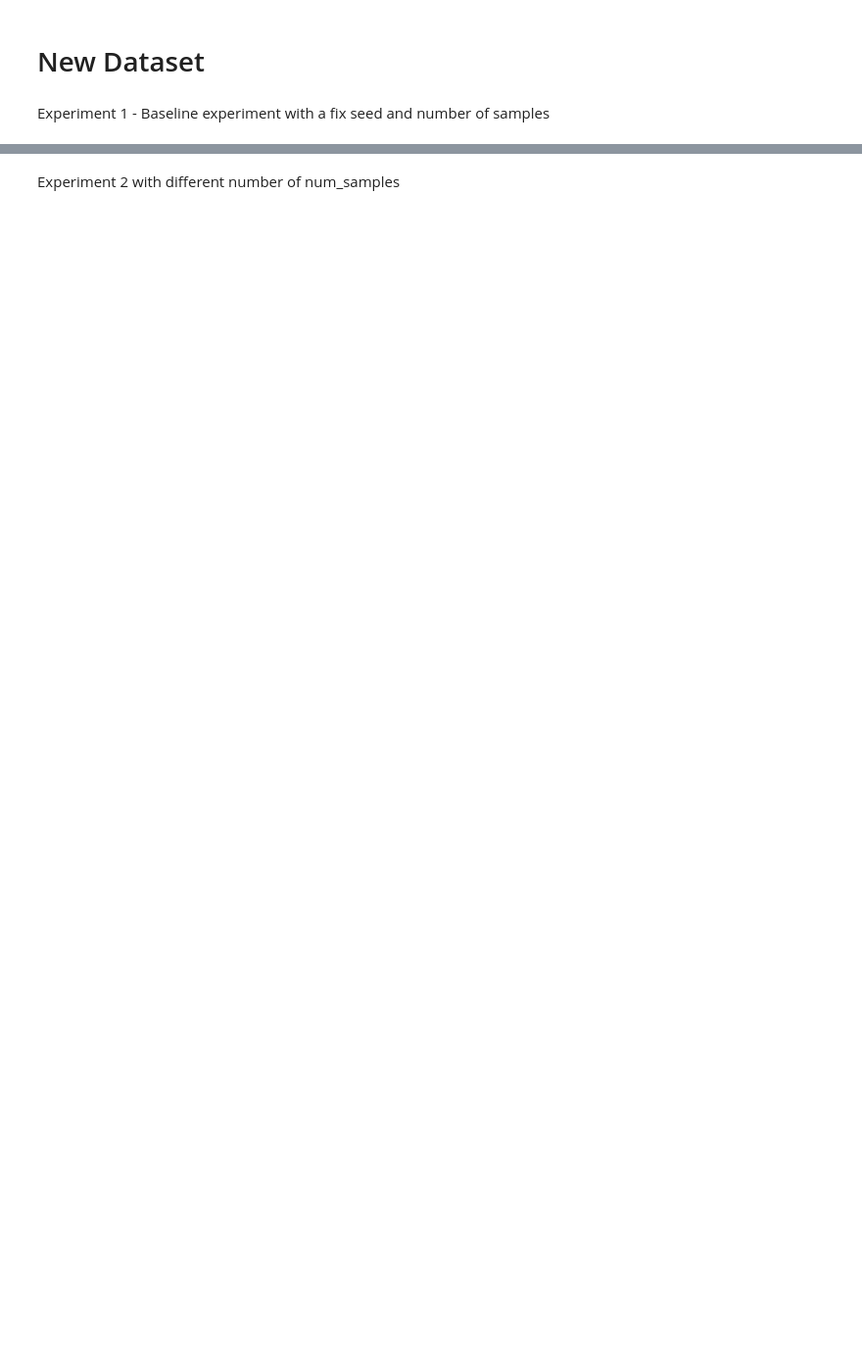
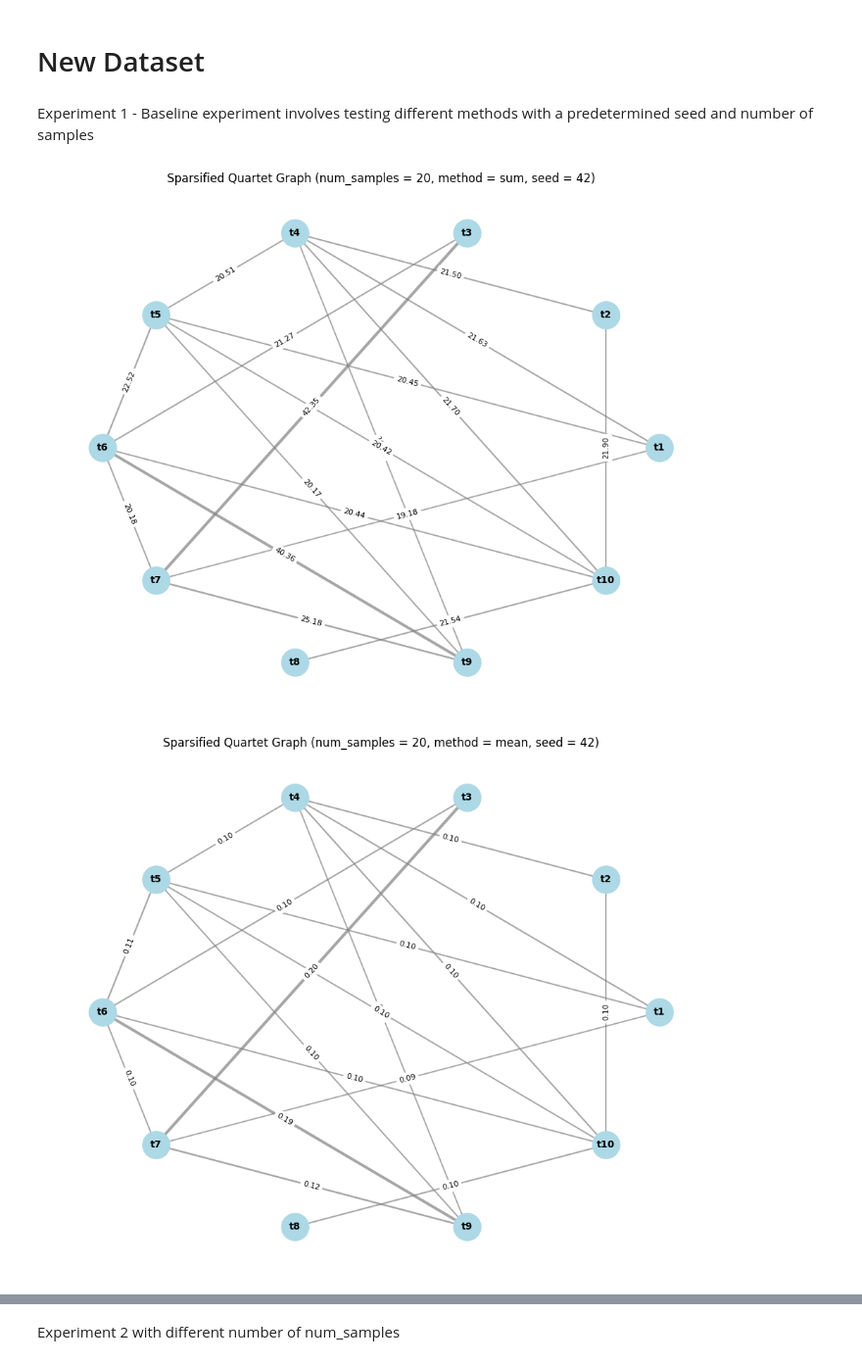
Before and after one commit to solislemuslab/phylo-tensor, a Jupyter notebook: experiments_tree.ipynb, the cells around one changed output, grey strips where cells are left out. Shown at 98% size. Cells and saved outputs as stored; diff of their text form; code cells hidden in the pictures; blank space fills up the shorter version.

```diff
--- a/experiments_tree.ipynb
+++ b/experiments_tree.ipynb
@@ -10,24 +10,27 @@ from sparsification import *
 df = pd.read_csv("tree_cfs.csv")
 T, taxa = build_tensor(df)
 # %% [markdown]
-Experiment 1 - Baseline experiment with a fix seed and number of samples
+Experiment 1 - Baseline experiment involves testing different methods with a predetermined seed and number of samples
 # %%
 num_samples = 20
 seed = 42
 
 for method in ["sum", "mean", "max", "l2"]:
 
     W = collapse_tensor(T, method)
     L = compute_laplacian(W)
     R = compute_effective_resistance(L)
     edge_list = compute_edge_sampling_probabilities(
         W, R, taxa
     )
     W_sparse = sample_edges(
         edge_list,
         num_samples=num_samples,
         n=len(taxa),
         taxa=taxa,
         seed=seed
     )
-    visualize_graph(W_sparse, taxa, num_samples, method)
+    visualize_graph(W_sparse, taxa, num_samples, method, seed)
+# %% [output]
+[figure, added]
+[figure, added]
```
Also changed, not shown: parts of 12 cells of this notebook.
